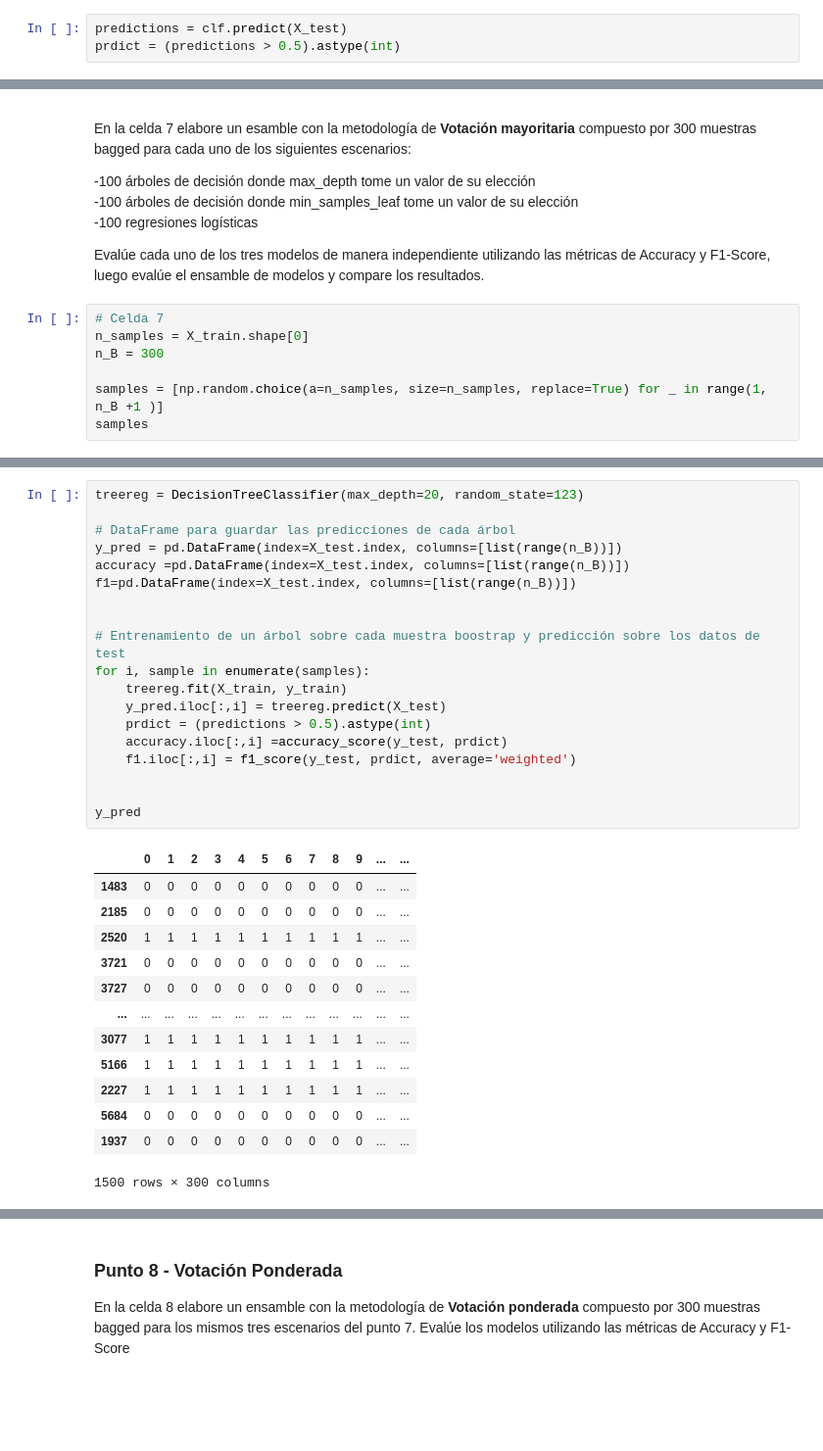
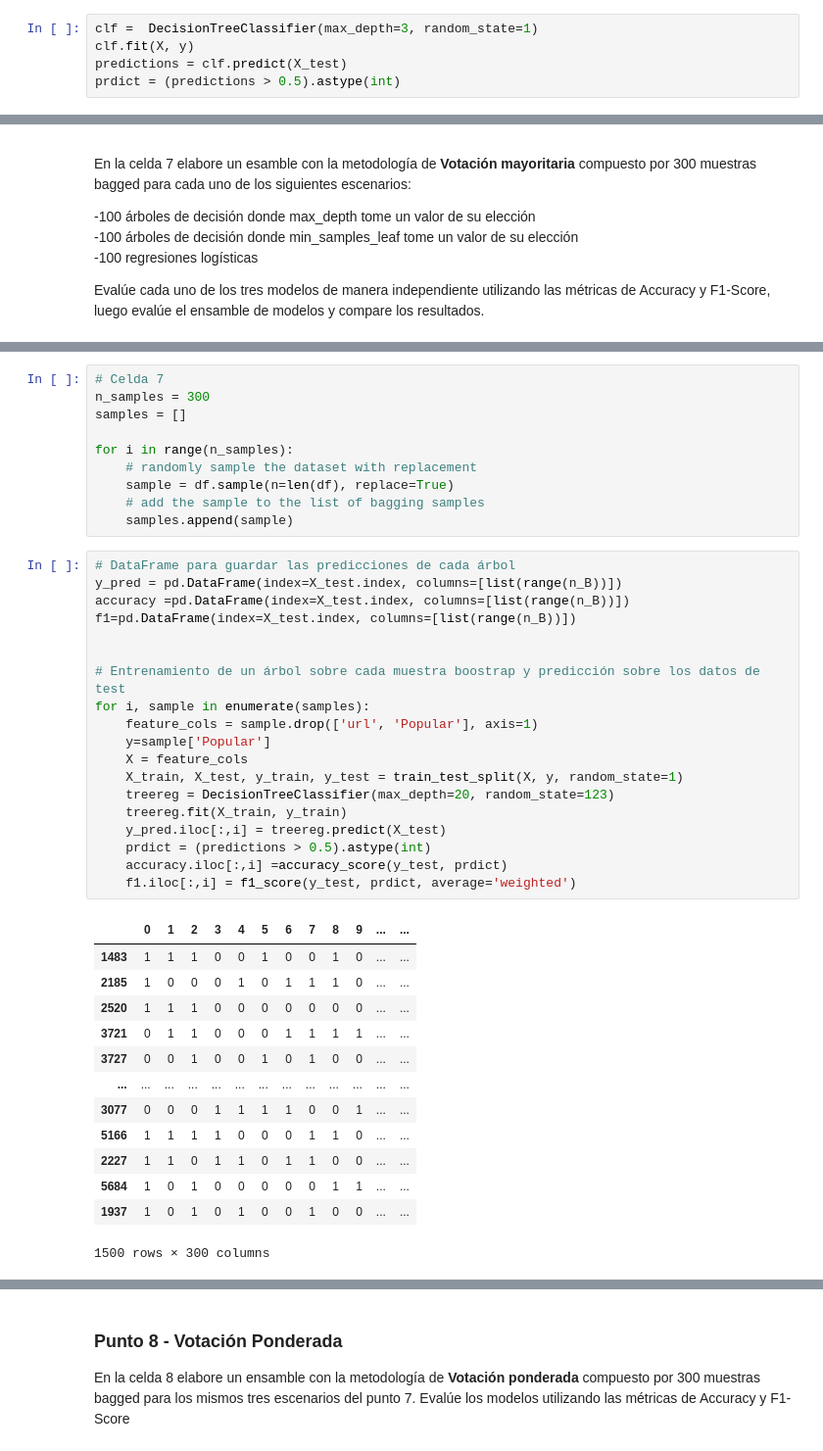
Before and after one commit to mebernal1/Curso-ML, a Jupyter notebook: Taller 1 - Maria Antonia Escobar.ipynb, the cells around one changed output, grey strips where cells are left out. Shown: that part at 98% size. Cells and saved outputs as stored; diff of their text form; blank space fills up the shorter version.

```diff
--- a/Taller 1 - Maria Antonia Escobar.ipynb
+++ b/Taller 1 - Maria Antonia Escobar.ipynb
@@ -478,4 +549,6 @@ DecisionTreeRegressor(max_depth=6, random_state=1)
 # %%
+clf =  DecisionTreeClassifier(max_depth=3, random_state=1)
+clf.fit(X, y)
 predictions = clf.predict(X_test)
 prdict = (predictions > 0.5).astype(int)
 # %%
@@ -495,10 +572,3 @@ En la celda 7 elabore un esamble con la metodología de **Votación mayoritaria*
 -100 regresiones logísticas
 
 Evalúe cada uno de los tres modelos de manera independiente utilizando las métricas de Accuracy y F1-Score, luego evalúe el ensamble de modelos y compare los resultados.
-# %%
-# Celda 7
-n_samples = X_train.shape[0]
-n_B = 300
-
-samples = [np.random.choice(a=n_samples, size=n_samples, replace=True) for _ in range(1, n_B +1 )]
-samples
@@ -523,33 +575,43 @@ samples
+# %%
+# Celda 7
+n_samples = 300
+samples = []
+
+for i in range(n_samples):
+    # randomly sample the dataset with replacement
+    sample = df.sample(n=len(df), replace=True)
+    # add the sample to the list of bagging samples
+    samples.append(sample)
 # %%
-treereg = DecisionTreeClassifier(max_depth=20, random_state=123)
-
 # DataFrame para guardar las predicciones de cada árbol
 y_pred = pd.DataFrame(index=X_test.index, columns=[list(range(n_B))])
 accuracy =pd.DataFrame(index=X_test.index, columns=[list(range(n_B))])
 f1=pd.DataFrame(index=X_test.index, columns=[list(range(n_B))])
 
 
 # Entrenamiento de un árbol sobre cada muestra boostrap y predicción sobre los datos de test
 for i, sample in enumerate(samples):
+    feature_cols = sample.drop(['url', 'Popular'], axis=1)
+    y=sample['Popular']
+    X = feature_cols
+    X_train, X_test, y_train, y_test = train_test_split(X, y, random_state=1)
+    treereg = DecisionTreeClassifier(max_depth=20, random_state=123)
     treereg.fit(X_train, y_train)
     y_pred.iloc[:,i] = treereg.predict(X_test)
     prdict = (predictions > 0.5).astype(int)
     accuracy.iloc[:,i] =accuracy_score(y_test, prdict)
     f1.iloc[:,i] = f1_score(y_test, prdict, average='weighted')
-
-
-y_pred
 # %% [output]
 |  | 0 | 1 | 2 | 3 | 4 | 5 | 6 | 7 | 8 | 9 | ... | ... |
-| 1483 | 0 | 0 | 0 | 0 | 0 | 0 | 0 | 0 | 0 | 0 | ... | ... |
-| 2185 | 0 | 0 | 0 | 0 | 0 | 0 | 0 | 0 | 0 | 0 | ... | ... |
-| 2520 | 1 | 1 | 1 | 1 | 1 | 1 | 1 | 1 | 1 | 1 | ... | ... |
-| 3721 | 0 | 0 | 0 | 0 | 0 | 0 | 0 | 0 | 0 | 0 | ... | ... |
-| 3727 | 0 | 0 | 0 | 0 | 0 | 0 | 0 | 0 | 0 | 0 | ... | ... |
+| 1483 | 1 | 1 | 1 | 0 | 0 | 1 | 0 | 0 | 1 | 0 | ... | ... |
+| 2185 | 1 | 0 | 0 | 0 | 1 | 0 | 1 | 1 | 1 | 0 | ... | ... |
+| 2520 | 1 | 1 | 1 | 0 | 0 | 0 | 0 | 0 | 0 | 0 | ... | ... |
+| 3721 | 0 | 1 | 1 | 0 | 0 | 0 | 1 | 1 | 1 | 1 | ... | ... |
+| 3727 | 0 | 0 | 1 | 0 | 0 | 1 | 0 | 1 | 0 | 0 | ... | ... |
 | ... | ... | ... | ... | ... | ... | ... | ... | ... | ... | ... | ... | ... |
-| 3077 | 1 | 1 | 1 | 1 | 1 | 1 | 1 | 1 | 1 | 1 | ... | ... |
-| 5166 | 1 | 1 | 1 | 1 | 1 | 1 | 1 | 1 | 1 | 1 | ... | ... |
-| 2227 | 1 | 1 | 1 | 1 | 1 | 1 | 1 | 1 | 1 | 1 | ... | ... |
-| 5684 | 0 | 0 | 0 | 0 | 0 | 0 | 0 | 0 | 0 | 0 | ... | ... |
-| 1937 | 0 | 0 | 0 | 0 | 0 | 0 | 0 | 0 | 0 | 0 | ... | ... |
+| 3077 | 0 | 0 | 0 | 1 | 1 | 1 | 1 | 0 | 0 | 1 | ... | ... |
+| 5166 | 1 | 1 | 1 | 1 | 0 | 0 | 0 | 1 | 1 | 0 | ... | ... |
+| 2227 | 1 | 1 | 0 | 1 | 1 | 0 | 1 | 1 | 0 | 0 | ... | ... |
+| 5684 | 1 | 0 | 1 | 0 | 0 | 0 | 0 | 0 | 1 | 1 | ... | ... |
+| 1937 | 1 | 0 | 1 | 0 | 1 | 0 | 0 | 1 | 0 | 0 | ... | ... |
 1500 rows × 300 columns
```
Also changed, not shown: parts of 71 cells of this notebook.
